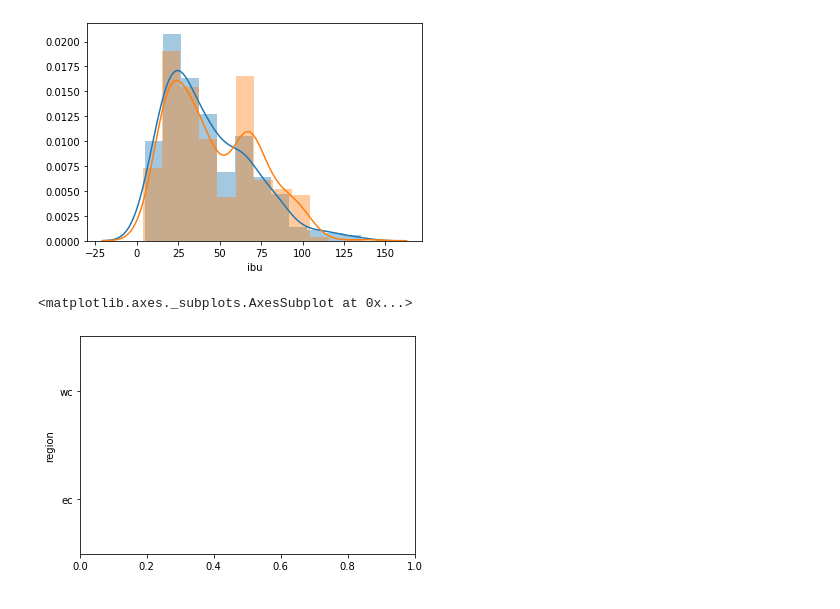
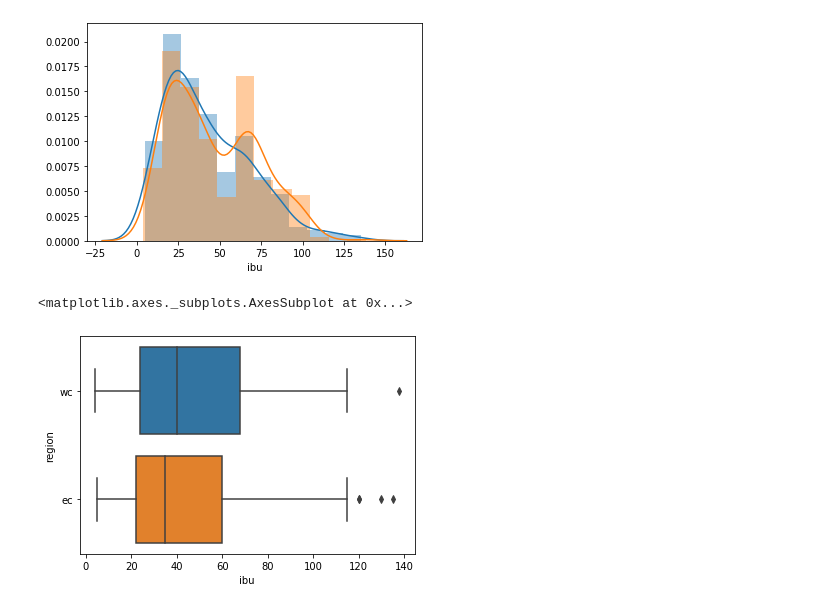
Before and after one commit to josephimathias/Beer-Hypothesis-Testing, a Jupyter notebook: Coastal IBUs.ipynb, the cells around one changed output. Cells and saved outputs as stored; diff of their text form; code cells hidden in the pictures.

Commit message:
More to Coastal IBUs notebook

```diff
--- a/Coastal IBUs.ipynb
+++ b/Coastal IBUs.ipynb
@@ -63,7 +72,7 @@ sns.distplot(wc_beers['ibu']);
 # %% [output]
 [figure]
 # %%
-sns.boxplot(beer_df_by_coast['ibu'].std(), beer_df_by_coast['region'])
+sns.boxplot(beer_df_by_coast['ibu'], beer_df_by_coast['region'])
 # %% [output]
 <matplotlib.axes._subplots.AxesSubplot at 0x...>
-[figure, old version]
+[figure, new version]
```
Also changed, not shown: parts of 1 cell of this notebook.
